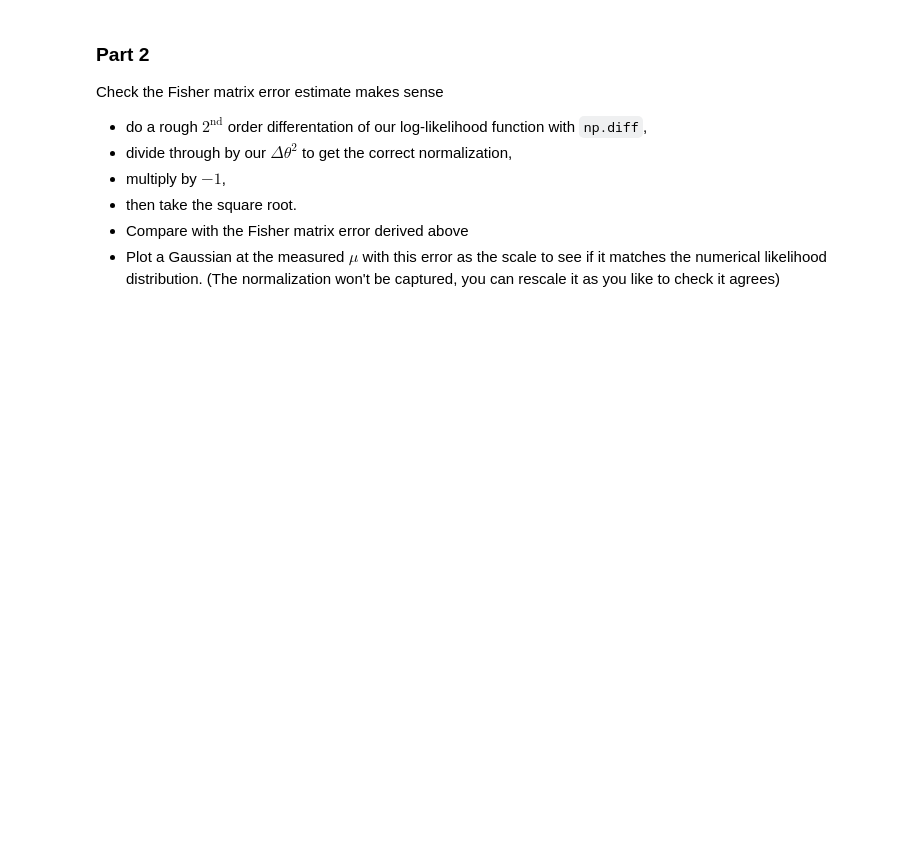
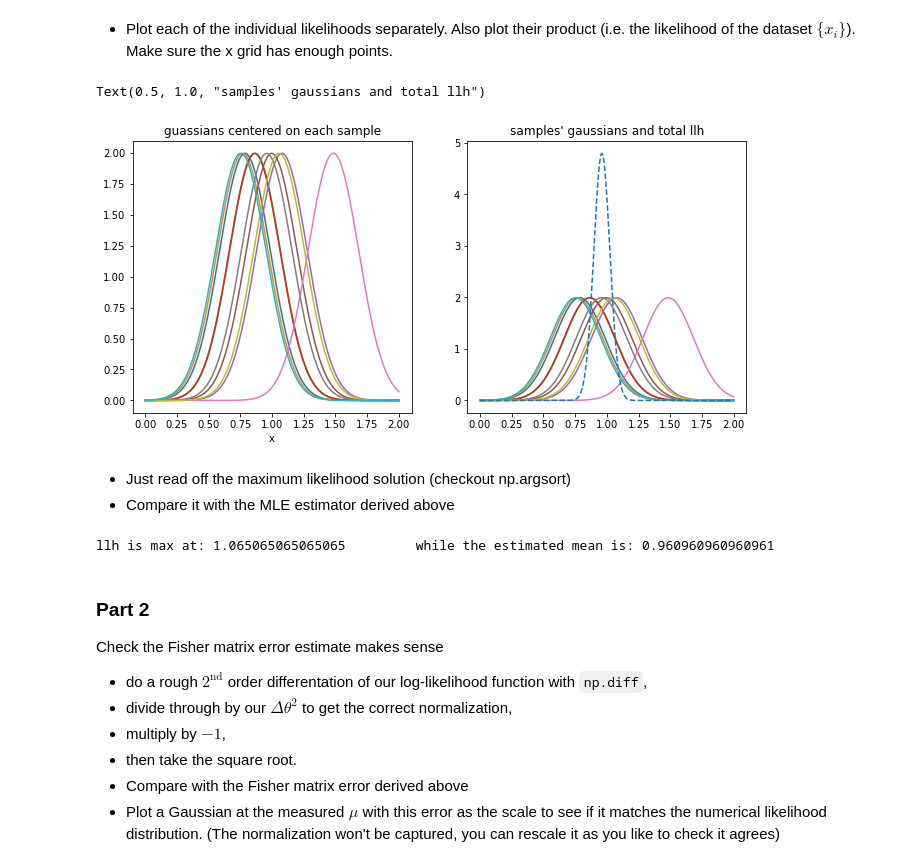
Before and after one commit to lisam10/astrostatistics_bicocca_2024, a Jupyter notebook: working/W05_quasarpos.ipynb, the cells around one changed output. Saved outputs shown, nothing was run; the diff lists cells and outputs as text; code cells hidden in the pictures; blank space fills up the shorter version.

```diff
--- a/working/W05_quasarpos.ipynb
+++ b/working/W05_quasarpos.ipynb
@@ -56,3 +27,42 @@ log llh is max at: 0.98989898989899      while the mean is: 1
+# %% [markdown]
+- Plot each of the individual likelihoods separately.  Also plot their product (i.e. the likelihood of the dataset $\{x_i\}$). Make sure the x grid has enough points.
+# %%
+#and the gaussians centered on each sample
+
+x = np.linspace(0, 2, 1000)
+llh_i = np.array([norm.pdf(x, s, sigma) for s in samples]) #creating an array with the likelihoods
+
+fig = plt.figure(figsize=(11, 11))
+
+#1st plot
+ax = fig.add_subplot(221)
+ax.set(title = 'guassians centered on each sample', xlabel='x')
+for l in llh_i:
+    ax.plot(x, l)
+
+#2nd plot
+llh = np.prod(llh_i, axis = 0) #total likelihood
+ax = fig.add_subplot(222)
+for l in llh_i:
+    ax.plot(x, l)
+ax.plot(x, llh, linestyle = 'dashed')
+ax.set_title("samples' gaussians and total llh")
+# %% [output]
+Text(0.5, 1.0, "samples' gaussians and total llh")
+[figure, added]
+# %% [markdown]
+- Just read off the maximum likelihood solution (checkout np.argsort)
+- Compare it with the MLE estimator derived above
+# %%
+#comparing the llh maximum with our estimator (which corresponds to the mean of the samples,
+#since they are distributed gaussianly).
+
+est_mean = np.mean(samples) #estimator
+MLE_mean = x[np.argmax(llh)] #the x value at which the log llh is maximised
+
+print('llh is max at:', x_max, '\t while the estimated mean is:', MLE_mean)
+# %% [output]
+llh is max at: 1.065065065065065         while the estimated mean is: 0.960960960960961
 # %% [markdown]
 ### Part 2
 
```
Also changed, not shown: parts of 11 cells of this notebook.
